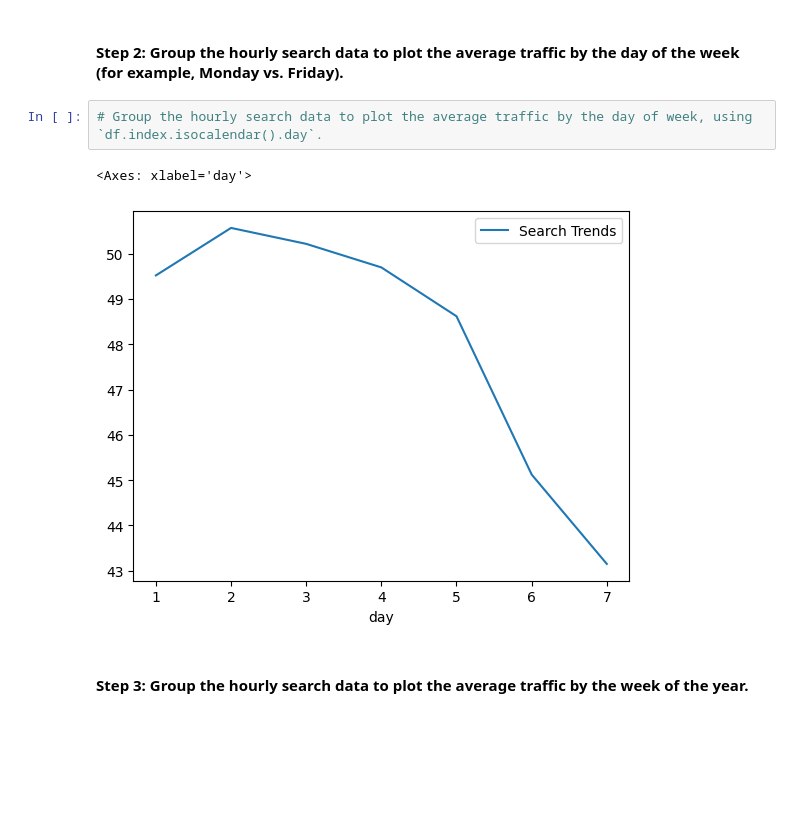
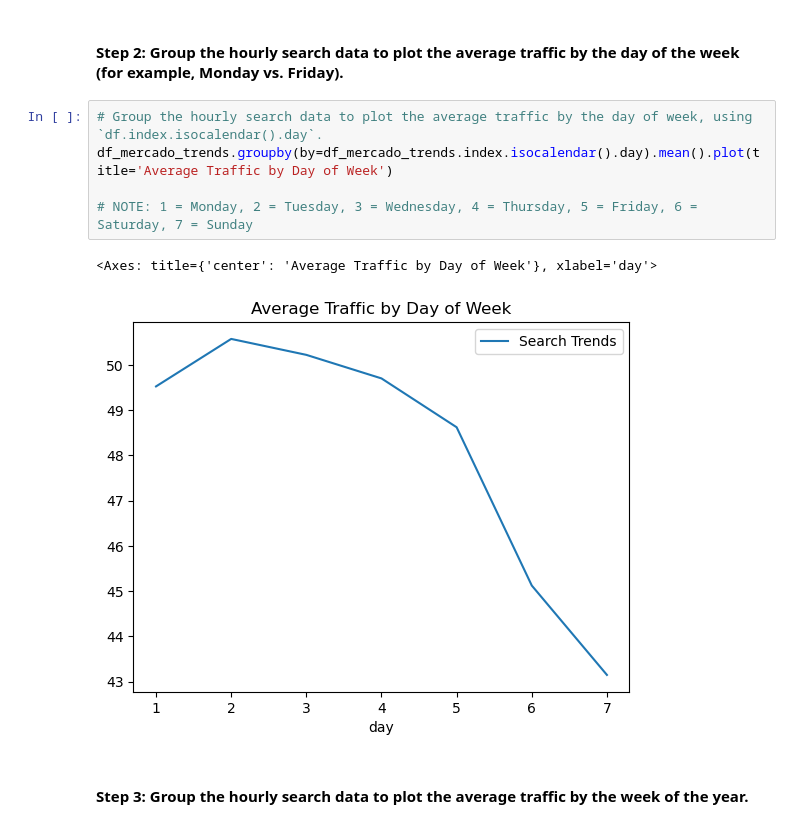
Before and after one commit to JimGile/prophet-challenge, a Jupyter notebook: forecasting_net_prophet.ipynb, the cells around one changed output. Saved outputs shown, nothing was run; the diff lists cells and outputs as text; blank space fills up the shorter version.

```diff
--- a/forecasting_net_prophet.ipynb
+++ b/forecasting_net_prophet.ipynb
@@ -163,8 +168,11 @@ To that end, you want to mine the search traffic data for predictable seasonal p
 #### Step 2: Group the hourly search data to plot the average traffic by the day of the week (for example, Monday vs. Friday).
 # %%
 # Group the hourly search data to plot the average traffic by the day of week, using `df.index.isocalendar().day`.
+df_mercado_trends.groupby(by=df_mercado_trends.index.isocalendar().day).mean().plot(title='Average Traffic by Day of Week')
+
+# NOTE: 1 = Monday, 2 = Tuesday, 3 = Wednesday, 4 = Thursday, 5 = Friday, 6 = Saturday, 7 = Sunday
 # %% [output]
-<Axes: xlabel='day'>
+<Axes: title={'center': 'Average Traffic by Day of Week'}, xlabel='day'>
-[figure, old version]
+[figure, new version]
 # %% [markdown]
 #### Step 3: Group the hourly search data to plot the average traffic by the week of the year.
```
Also changed, not shown: parts of 9 cells of this notebook, 1 other file.
